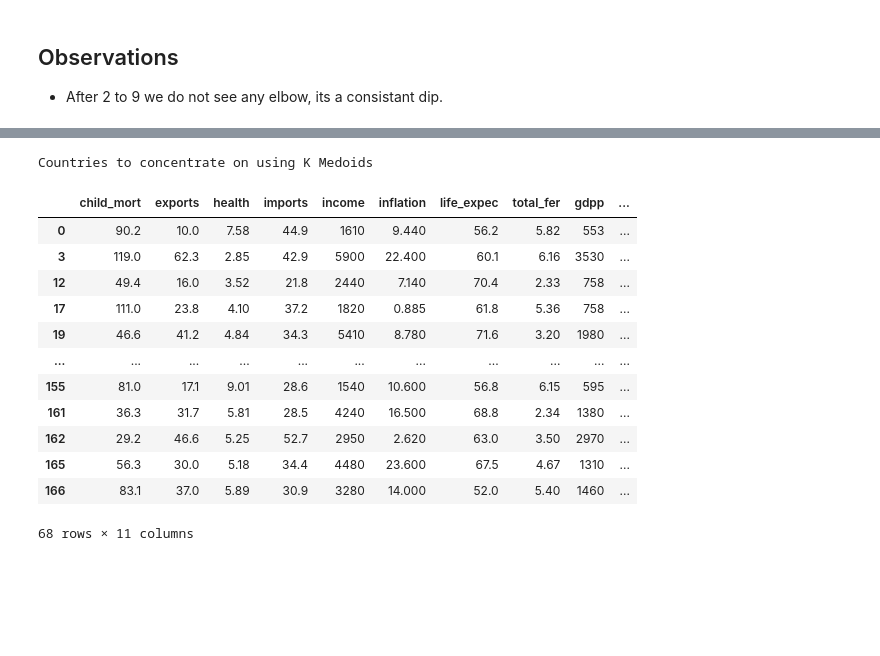
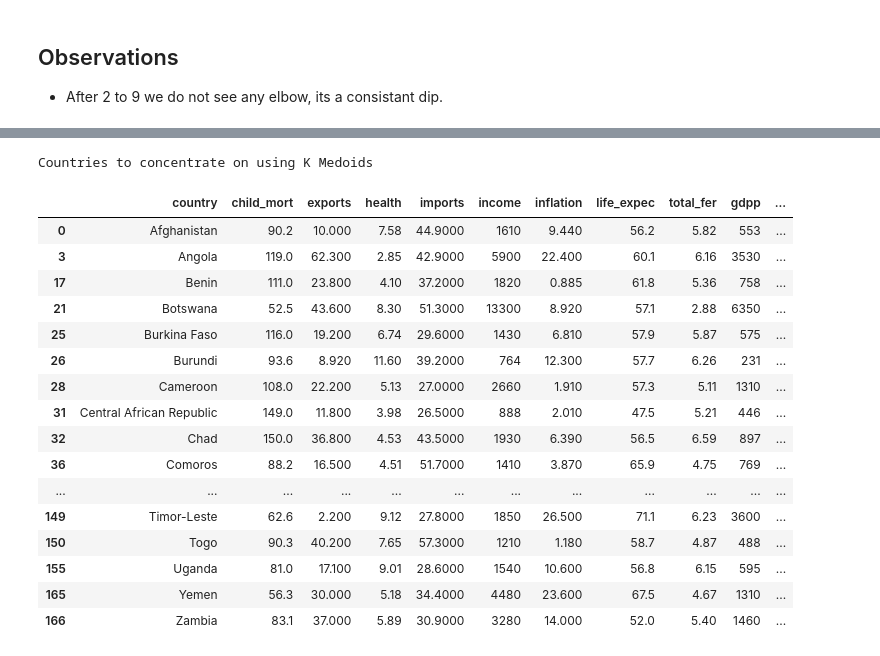
Before and after one commit to The-DigitalAcademy/Country_Clustering_Project, a Jupyter notebook: country.ipynb, the cells around one changed output, grey strips where cells are left out. Saved outputs shown, nothing was run; the diff lists cells and outputs as text; code cells hidden in the pictures; blank space fills up the shorter version.

```diff
--- a/country.ipynb
+++ b/country.ipynb
@@ -135,0 +142,7 @@ Name: kmean_labels, dtype: int64
+# %%
+data_for_clustering = data_without_country.drop(columns=["gdpp"])
+
+# Scaling the data and storing it in a new dataframe
+scaler = StandardScaler()
+data_scaled = pd.DataFrame(scaler.fit_transform(data_for_clustering), columns=data_for_clustering.columns)
+data_scaled.head()
@@ -178,0 +198,19 @@ Silhouette score is highest for k = 3. Lets go with 3 clusters.
+# %%
+
+data_scaled_copy = data_scaled.copy()
+
+# Perform K-means clustering on 'data_scaled'
+kmeans = KMeans(n_clusters=3)
+kmeans.fit(data_scaled)
+
+# Add predicted labels to 'data_scaled_copy'
+data_scaled_copy["kmean_labels"] = kmeans.predict(data_scaled)
+# %%
+kmeans = KMeans(n_clusters=3, random_state=1)
+kmeans.fit(data_scaled)
+
+# Adding predicted Labels to scaled data and original data
+data_scaled_copy["kmean_labels"] = kmeans.predict(data_scaled)
+data_without_country["kmean_labels"] = kmeans.predict(data_scaled)
+
+data_without_country["kmean_labels"].value_counts()
@@ -210,6 +242,0 @@ output.head()
-# %%
-#df=df.drop("kmean_labels",axis=1)
-agg=AgglomerativeClustering(n_clusters=2,linkage="complete")
-# Adding predicted Labels to scaled data and original data
-df["Agg_labels"] = agg.fit_predict(set_scaled)
-df["Agg_labels"].value_counts()
@@ -251,20 +274,24 @@ output_agg.head()
 # %%
-df["kmean_labels"] = kmeans.predict(set_scaled)
+df["kmean_labels"] = kmeans.predict(data_scaled)
 
 print("Countries to concentrate on using K Medoids")
 df[df["kmean_labels"] == 1]
 # %% [output]
 Countries to concentrate on using K Medoids
-|  | child_mort | exports | health | imports | income | inflation | life_expec | total_fer | gdpp | ... |
-| 0 | 90.2 | 10.0 | 7.58 | 44.9 | 1610 | 9.440 | 56.2 | 5.82 | 553 | ... |
-| 3 | 119.0 | 62.3 | 2.85 | 42.9 | 5900 | 22.400 | 60.1 | 6.16 | 3530 | ... |
-| 12 | 49.4 | 16.0 | 3.52 | 21.8 | 2440 | 7.140 | 70.4 | 2.33 | 758 | ... |
-| 17 | 111.0 | 23.8 | 4.10 | 37.2 | 1820 | 0.885 | 61.8 | 5.36 | 758 | ... |
-| 19 | 46.6 | 41.2 | 4.84 | 34.3 | 5410 | 8.780 | 71.6 | 3.20 | 1980 | ... |
-| ... | ... | ... | ... | ... | ... | ... | ... | ... | ... | ... |
-| 155 | 81.0 | 17.1 | 9.01 | 28.6 | 1540 | 10.600 | 56.8 | 6.15 | 595 | ... |
-| 161 | 36.3 | 31.7 | 5.81 | 28.5 | 4240 | 16.500 | 68.8 | 2.34 | 1380 | ... |
-| 162 | 29.2 | 46.6 | 5.25 | 52.7 | 2950 | 2.620 | 63.0 | 3.50 | 2970 | ... |
-| 165 | 56.3 | 30.0 | 5.18 | 34.4 | 4480 | 23.600 | 67.5 | 4.67 | 1310 | ... |
-| 166 | 83.1 | 37.0 | 5.89 | 30.9 | 3280 | 14.000 | 52.0 | 5.40 | 1460 | ... |
+|  | country | child_mort | exports | health | imports | income | inflation | life_expec | total_fer | gdpp | ... |
+| 0 | Afghanistan | 90.2 | 10.000 | 7.58 | 44.9000 | 1610 | 9.440 | 56.2 | 5.82 | 553 | ... |
+| 3 | Angola | 119.0 | 62.300 | 2.85 | 42.9000 | 5900 | 22.400 | 60.1 | 6.16 | 3530 | ... |
+| 17 | Benin | 111.0 | 23.800 | 4.10 | 37.2000 | 1820 | 0.885 | 61.8 | 5.36 | 758 | ... |
+| 21 | Botswana | 52.5 | 43.600 | 8.30 | 51.3000 | 13300 | 8.920 | 57.1 | 2.88 | 6350 | ... |
+| 25 | Burkina Faso | 116.0 | 19.200 | 6.74 | 29.6000 | 1430 | 6.810 | 57.9 | 5.87 | 575 | ... |
+| 26 | Burundi | 93.6 | 8.920 | 11.60 | 39.2000 | 764 | 12.300 | 57.7 | 6.26 | 231 | ... |
+| 28 | Cameroon | 108.0 | 22.200 | 5.13 | 27.0000 | 2660 | 1.910 | 57.3 | 5.11 | 1310 | ... |
+| 31 | Central African Republic | 149.0 | 11.800 | 3.98 | 26.5000 | 888 | 2.010 | 47.5 | 5.21 | 446 | ... |
+| 32 | Chad | 150.0 | 36.800 | 4.53 | 43.5000 | 1930 | 6.390 | 56.5 | 6.59 | 897 | ... |
+| 36 | Comoros | 88.2 | 16.500 | 4.51 | 51.7000 | 1410 | 3.870 | 65.9 | 4.75 | 769 | ... |
+| ... | ... | ... | ... | ... | ... | ... | ... | ... | ... | ... | ... |
+| 149 | Timor-Leste | 62.6 | 2.200 | 9.12 | 27.8000 | 1850 | 26.500 | 71.1 | 6.23 | 3600 | ... |
+| 150 | Togo | 90.3 | 40.200 | 7.65 | 57.3000 | 1210 | 1.180 | 58.7 | 4.87 | 488 | ... |
+| 155 | Uganda | 81.0 | 17.100 | 9.01 | 28.6000 | 1540 | 10.600 | 56.8 | 6.15 | 595 | ... |
+| 165 | Yemen | 56.3 | 30.000 | 5.18 | 34.4000 | 4480 | 23.600 | 67.5 | 4.67 | 1310 | ... |
+| 166 | Zambia | 83.1 | 37.000 | 5.89 | 30.9000 | 3280 | 14.000 | 52.0 | 5.40 | 1460 | ... |
-68 rows × 11 columns
```
Also changed, not shown: parts of 37 cells of this notebook.
